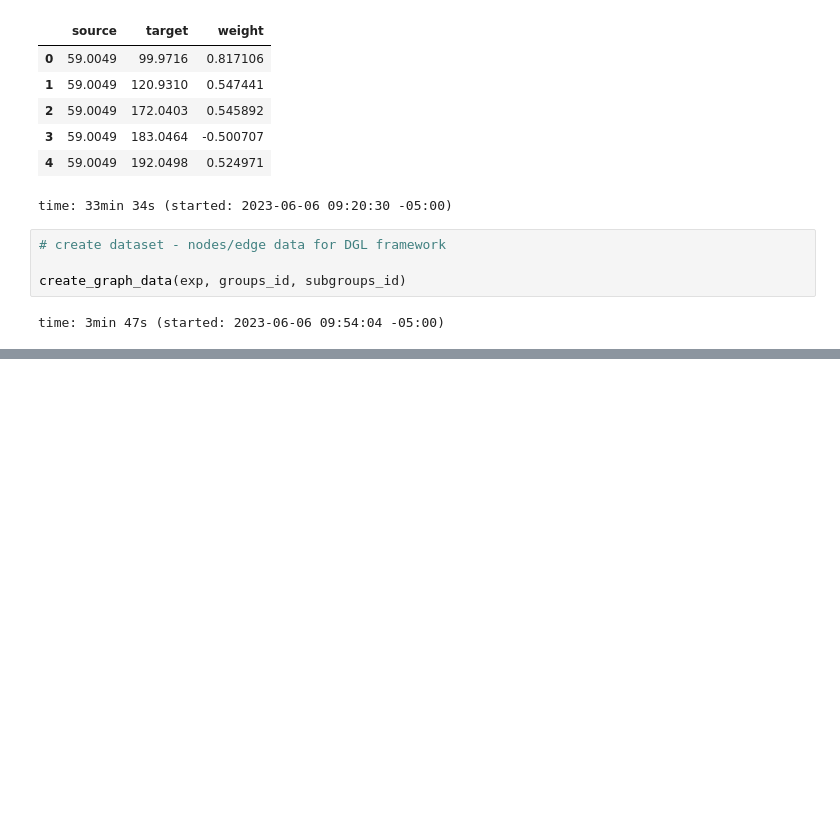
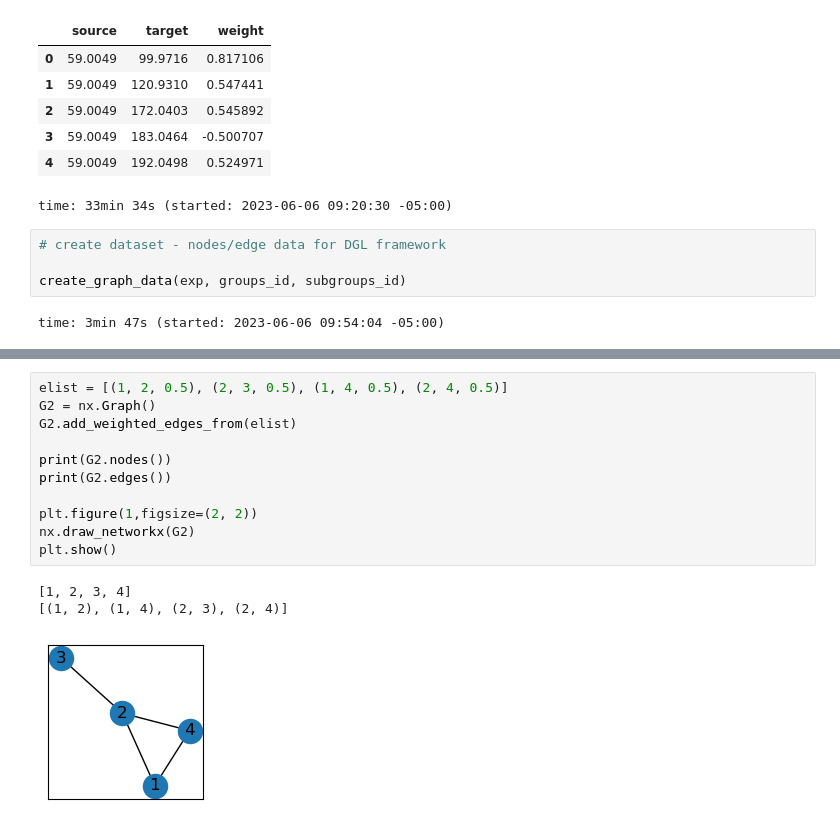
Before and after one commit to win7/GNN_Unsupervised, a Jupyter notebook: preprocessing.ipynb, the cells around one changed output, grey strips where cells are left out. Cells and saved outputs as stored; diff of their text form; blank space fills up the shorter version.

```diff
--- a/preprocessing.ipynb
+++ b/preprocessing.ipynb
@@ -139,0 +161,15 @@ time: 3min 47s (started: 2023-06-06 09:54:04 -05:00)
+# %%
+elist = [(1, 2, 0.5), (2, 3, 0.5), (1, 4, 0.5), (2, 4, 0.5)]
+G2 = nx.Graph()
+G2.add_weighted_edges_from(elist)
+
+print(G2.nodes())
+print(G2.edges())
+
+plt.figure(1,figsize=(2, 2))
+nx.draw_networkx(G2)
+plt.show()
+# %% [output]
+[1, 2, 3, 4]
+[(1, 2), (1, 4), (2, 3), (2, 4)]
+[figure, added]
```
Also changed, not shown: parts of 16 cells of this notebook, 7 other files.
